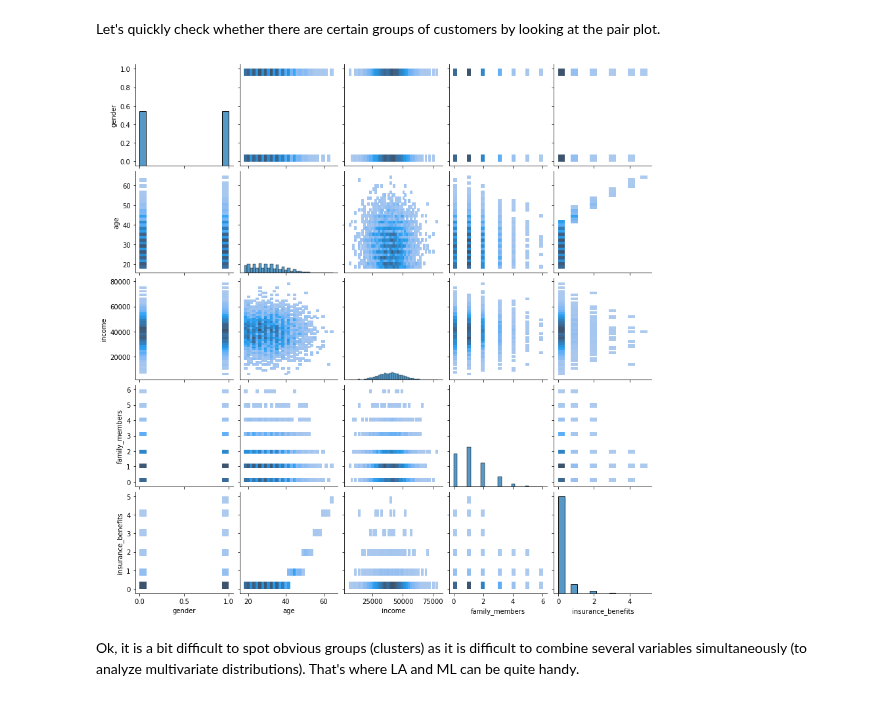
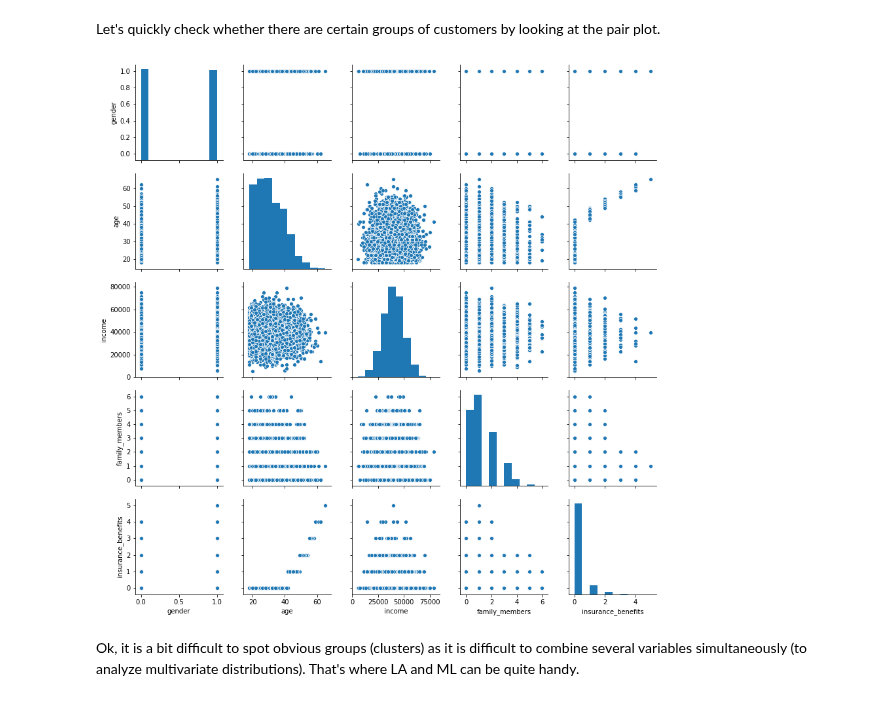
Before and after one commit to rainbowmoonlight/Yandex_Practicum_Projects, a Jupyter notebook: 10 Data ML Algorithm for Data Protection/Data Transformation ML Algorithm for Data Protection.ipynb, the cells around one changed output. Saved outputs shown, nothing was run; the diff lists cells and outputs as text; code cells hidden in the pictures.

```diff
--- a/10 Data ML Algorithm for Data Protection/Data Transformation ML Algorithm for Data Protection.ipynb
+++ b/10 Data ML Algorithm for Data Protection/Data Transformation ML Algorithm for Data Protection.ipynb
@@ -56,4 +56,4 @@ from IPython.display import display
 # %% [markdown]
 Load data and conduct a basic check that it's free from obvious issues.
 # %%
-df = pd.read_csv('insurance_us.csv')
+df = pd.read_csv('https://code.s3.yandex.net/datasets/insurance_us.csv')
@@ -93,6 +100,5 @@ memory usage: 175.9 KB
 # %%
-# we may want to fix the age type (from float to int) though this is not critical
-
-# write your conversion here if you choose:
+# fix the age type (from float to int)
+df['age'] = df['age'].astype(int)
 # %%
 # check to see that the conversion was successful
@@ -114,0 +143,2 @@ memory usage: 175.9 KB
+# %%
+df = df.drop_duplicates()
@@ -117,10 +149,10 @@ memory usage: 175.9 KB
 # %% [markdown]
 Let's quickly check whether there are certain groups of customers by looking at the pair plot.
 # %%
-g = sns.pairplot(df, kind='hist')
+g = sns.pairplot(df)
 g.fig.set_size_inches(12, 12)
 # %% [output]
-[figure, old version]
+[figure, new version]
 # %% [markdown]
 Ok, it is a bit difficult to spot obvious groups (clusters) as it is difficult to combine several variables simultaneously (to analyze multivariate distributions). That's where LA and ML can be quite handy.
 # %% [markdown]
```
Also changed, not shown: parts of 16 cells of this notebook.
